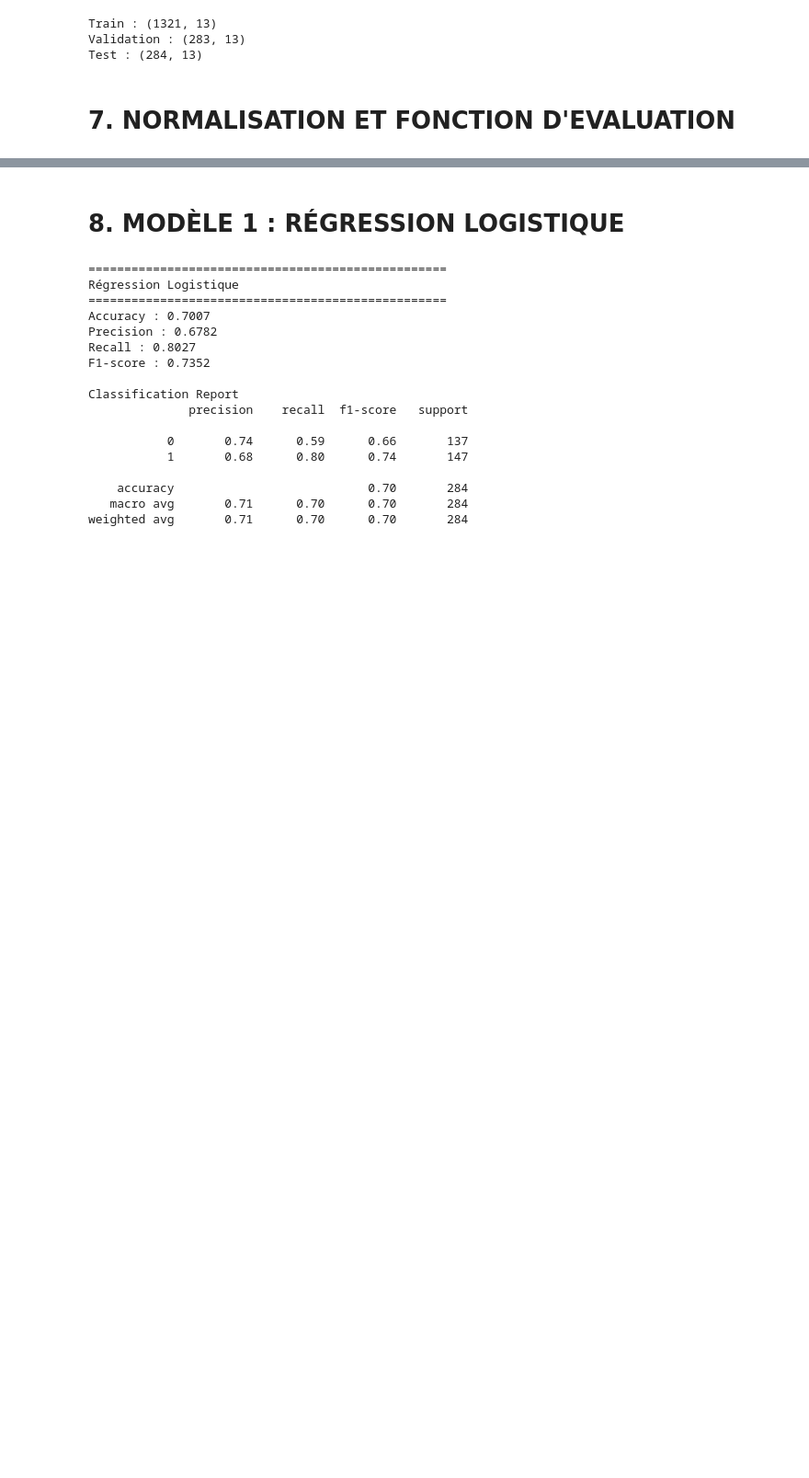
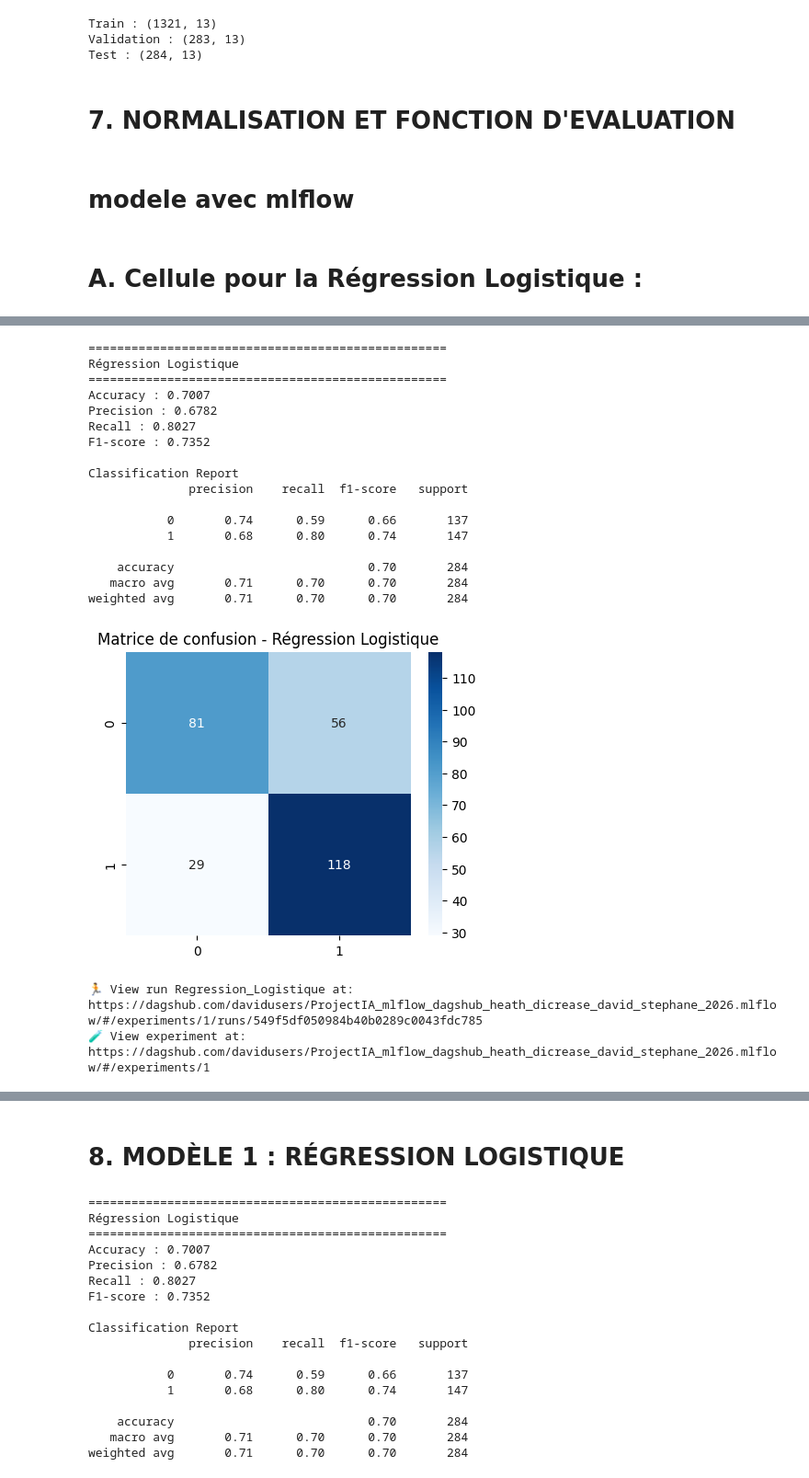
Before and after one commit to davidusers/ProjectIA_mlflow_dagshub_heath_dicrease_david_stephane_2026, a Jupyter notebook: maladie_cardiaque.ipynb, the cells around one changed output, grey strips where cells are left out. Shown at 92% size. Drawn from its saved outputs; the diff is of its cells as text; code cells hidden in the pictures; blank space fills up the shorter version.

Commit message:
Configure mlflow tracking with dagshub remote

```diff
--- a/maladie_cardiaque.ipynb
+++ b/maladie_cardiaque.ipynb
@@ -24,0 +64,12 @@ Requirement already satisfied: mdurl~=0.1 in /usr/local/lib/python3.13/dist-pack
+# %%
+import dagshub
+import mlflow
+
+dagshub.init(repo_owner='davidusers', repo_name='ProjectIA_mlflow_dagshub_heath_dicrease_david_stephane_2026', mlflow=True)
+
+
+mlflow.set_tracking_uri("https://dagshub.com/davidusers/ProjectIA_mlflow_dagshub_heath_dicrease_david_stephane_2026.mlflow")
+
+with mlflow.start_run():
+  mlflow.log_param('parameter name', 'value')
+  mlflow.log_metric('metric name', 1)
@@ -57,7 +113,7 @@ from tensorflow.keras.callbacks import EarlyStopping
 # %% [markdown]
 # 2. CHARGEMENT DES DONNÉES
 # %%
-df = pd.read_csv("/content/cleaned_merged_heart_dataset.csv")
+df = pd.read_csv("cleaned_merged_heart_dataset.csv")
 
 print("\n=== Aperçu des données ===")
 print(df.head())
@@ -225,3 +281,21 @@ def evaluate_model(name, model, Xtest, ytest):
     plt.show()
 
     return accuracy, precision, recall, f1
+# %% [markdown]
+#  modele avec mlflow
+# %%
+import mlflow
+mlflow.set_experiment("Entrainement_Maladie_Cardiaque")
+mlflow.sklearn.autolog()
+mlflow.tensorflow.autolog(log_models=True, log_datasets=False, disable_for_unsupported_versions=True)
+# %% [markdown]
+# A. Cellule pour la Régression Logistique :
+# %%
+with mlflow.start_run(run_name="Regression_Logistique"):
+    # Votre code existant
+    log_reg = LogisticRegression(max_iter=500)
+    log_reg.fit(X_train_scaled, y_train)
+
+    # Évaluation (votre fonction va afficher les scores et graphiques)
+    results_log = evaluate_model("Régression Logistique", log_reg, X_test_scaled, y_test)
+# %% [output]
@@ -227,0 +304,20 @@ def evaluate_model(name, model, Xtest, ytest):
+==================================================
+Régression Logistique
+==================================================
+Accuracy : 0.7007
+Precision : 0.6782
+Recall : 0.8027
+F1-score : 0.7352
+
+Classification Report
+              precision    recall  f1-score   support
+
+           0       0.74      0.59      0.66       137
+           1       0.68      0.80      0.74       147
+
+    accuracy                           0.70       284
+   macro avg       0.71      0.70      0.70       284
+weighted avg       0.71      0.70      0.70       284
+[figure, added]
+🏃 View run Regression_Logistique at: https://dagshub.com/davidusers/ProjectIA_mlflow_dagshub_heath_dicrease_david_stephane_2026.mlflow/#/experiments/1/runs/549f5df050984b40b0289c0043fdc785
+🧪 View experiment at: https://dagshub.com/davidusers/ProjectIA_mlflow_dagshub_heath_dicrease_david_stephane_2026.mlflow/#/experiments/1
```
Also changed, not shown: parts of 9 cells of this notebook.
